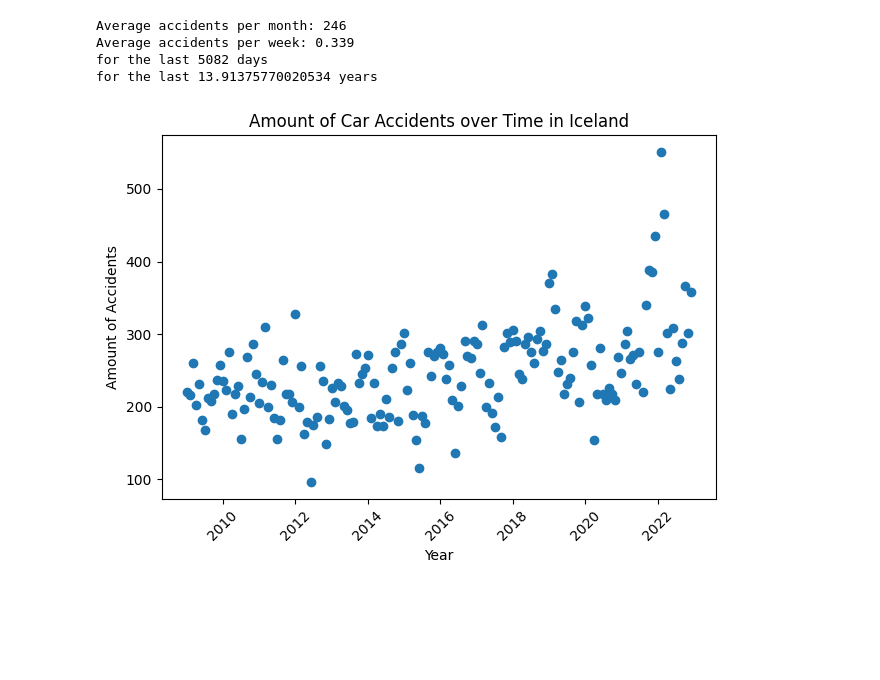
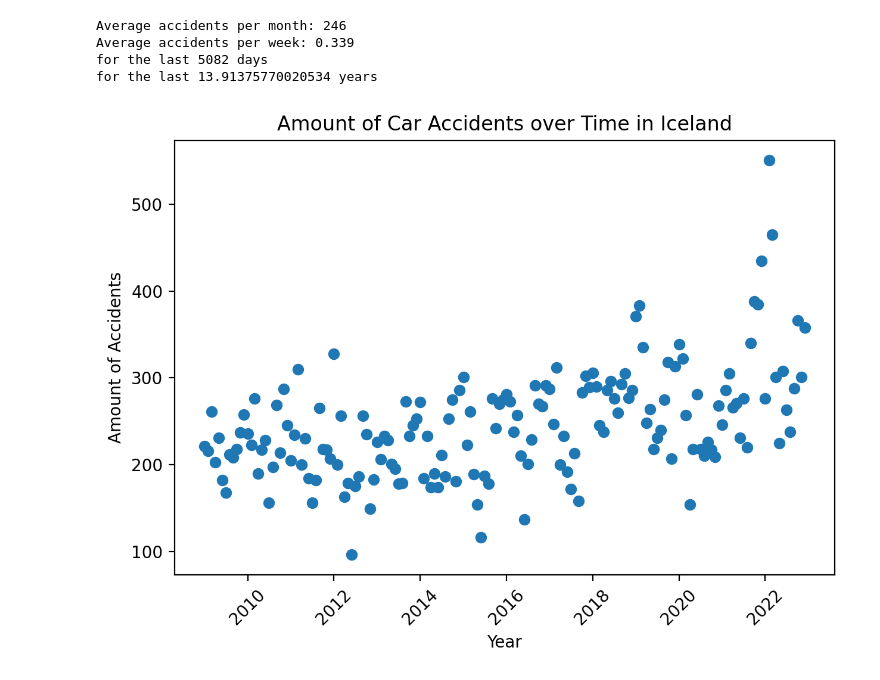
Before and after one commit to sigurdurhaukur/slysprediction, a Jupyter notebook: accidents/plot_accidents.ipynb, the cells around one changed output. Cells and saved outputs as stored; diff of their text form; code cells hidden in the pictures; blank space fills up the shorter version.

```diff
--- a/accidents/plot_accidents.ipynb
+++ b/accidents/plot_accidents.ipynb
@@ -34,14 +34,15 @@ for the last 5082 days
 for the last 13.91375770020534 years
 # %%
 # Plot the data
+plt.figure(dpi=200)
 plt.scatter(dates, accidents)
 plt.xlabel("Year")
 plt.ylabel("Amount of Accidents")
 plt.title("Amount of Car Accidents over Time in Iceland")
 plt.xticks(rotation=45)  # Rotate x-axis labels for better readability
 plt.tight_layout()  # Adjust spacing
 plt.show()
 # %% [output]
-[figure, old version]
+[figure, new version]
 # %%
 # Plot the data
```
Also changed, not shown: parts of 1 cell of this notebook, 11 other files.
